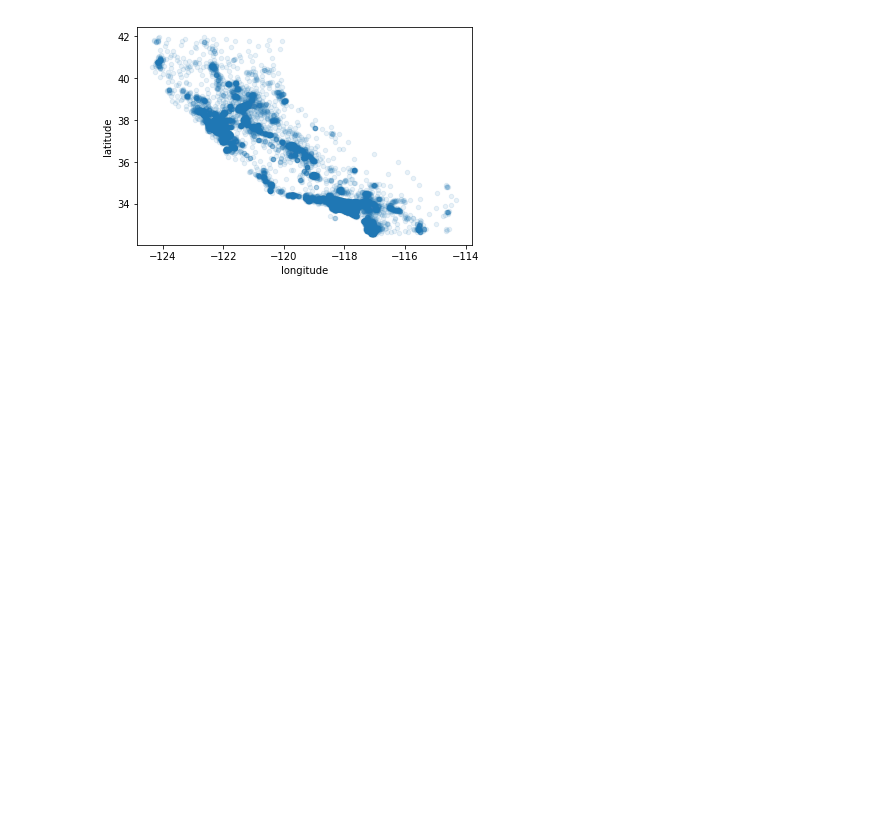
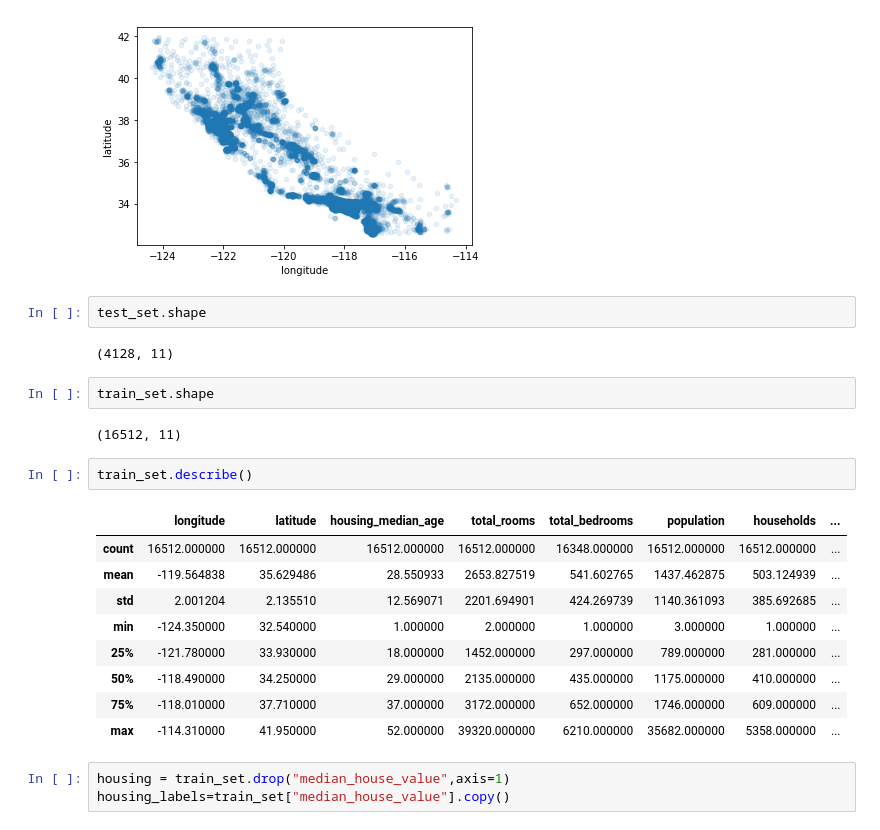
Before and after one commit to Byte7/House-Price-Prediction, a Jupyter notebook: House+Pred.ipynb, the cells around one changed output. Drawn from its saved outputs; the diff is of its cells as text; blank space fills up the shorter version.

```diff
--- a/House+Pred.ipynb
+++ b/House+Pred.ipynb
@@ -89,3 +89,26 @@ housing.plot(kind="scatter",x="longitude", y="latitude",alpha=0.1)
 # %% [output]
 <matplotlib.axes._subplots.AxesSubplot at 0x...>
 [figure]
+# %%
+test_set.shape
+# %% [output]
+(4128, 11)
+# %%
+train_set.shape
+# %% [output]
+(16512, 11)
+# %%
+train_set.describe()
+# %% [output]
+|  | longitude | latitude | housing_median_age | total_rooms | total_bedrooms | population | households | ... |
+| count | 16512.000000 | 16512.000000 | 16512.000000 | 16512.000000 | 16348.000000 | 16512.000000 | 16512.000000 | ... |
+| mean | -119.564838 | 35.629486 | 28.550933 | 2653.827519 | 541.602765 | 1437.462875 | 503.124939 | ... |
+| std | 2.001204 | 2.135510 | 12.569071 | 2201.694901 | 424.269739 | 1140.361093 | 385.692685 | ... |
+| min | -124.350000 | 32.540000 | 1.000000 | 2.000000 | 1.000000 | 3.000000 | 1.000000 | ... |
+| 25% | -121.780000 | 33.930000 | 18.000000 | 1452.000000 | 297.000000 | 789.000000 | 281.000000 | ... |
+| 50% | -118.490000 | 34.250000 | 29.000000 | 2135.000000 | 435.000000 | 1175.000000 | 410.000000 | ... |
+| 75% | -118.010000 | 37.710000 | 37.000000 | 3172.000000 | 652.000000 | 1746.000000 | 609.000000 | ... |
+| max | -114.310000 | 41.950000 | 52.000000 | 39320.000000 | 6210.000000 | 35682.000000 | 5358.000000 | ... |
+# %%
+housing = train_set.drop("median_house_value",axis=1)
+housing_labels=train_set["median_house_value"].copy()
```
Also changed, not shown: parts of 10 cells of this notebook.
